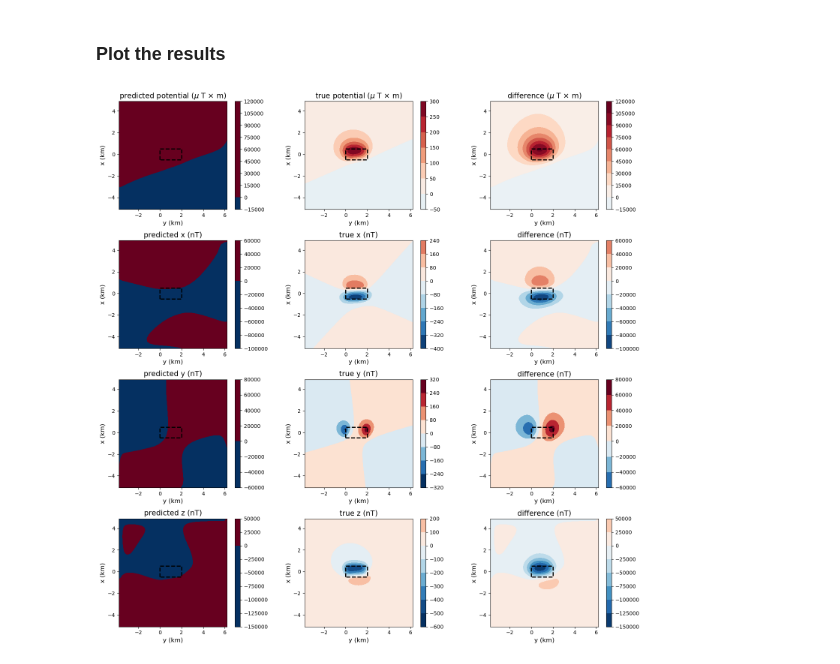
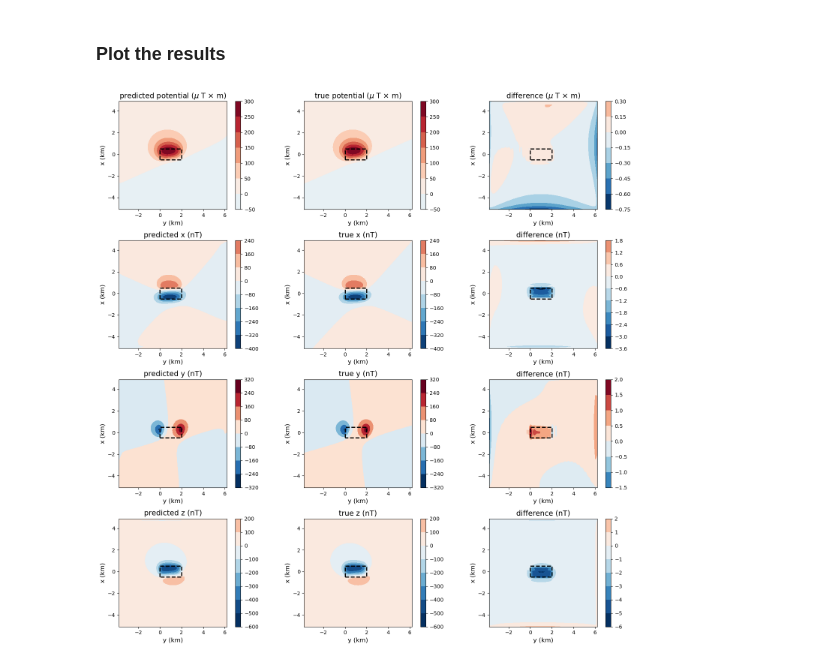
Before and after one commit to birocoles/gravmag, a Jupyter notebook: examples/closed_form_eqlayer_mag.ipynb, the cells around one changed output. Cells and saved outputs as stored; diff of their text form; code cells hidden in the pictures.

```diff
--- a/examples/closed_form_eqlayer_mag.ipynb
+++ b/examples/closed_form_eqlayer_mag.ipynb
@@ -137,4 +168,4 @@ down_continuation_filter = [
 FT_pseudo_grav_downward_layer = convolve.compute(FT_pseudo_grav, down_continuation_filter)
 # %%
 # transform the downward continued field to space domain
-pseudo_grav_downward_layer = transforms.IDFT(FT_pseudo_grav_downward_layer, unpad=True, grid=False)
+pseudo_grav_downward_layer = transforms.IDFT(FT_pseudo_grav_downward_layer, unpad=True)
@@ -141,8 +197,6 @@ pseudo_grav_downward_layer = transforms.IDFT(FT_pseudo_grav_downward_layer, unpa
 # %%
 # theoretical equivalent layer
 p_theoretical = ((dx*dy*cts.CM)/(2*np.pi))*pseudo_grav_downward_layer
-# %%
-X, Y = utils.grid_xy_reshape(coordinates_grid, ordering='xy')
 # %%
 plt.figure(figsize=(7,5))
 
@@ -220,7 +274,9 @@ for u_component, component in zip(u_hat, ['x', 'y', 'z']):
     result[:] -= u_component*convolve.product_BCCB_vector(
         eigenvalues = L_Grad[component],
         ordering = 'row',
-        v = p_theoretical
+        v = data_structures.grid_xy_full_matrix_to_flatten(
+            grid = p_theoretical, ordering = 'xy'
+        )
     )
 
 predicted_fields.append(field_scales[0] * result)
@@ -232,7 +288,9 @@ for u_component, component in zip(u_hat, ['xx', 'xy', 'xz']):
     result[:] += u_component*convolve.product_BCCB_vector(
         eigenvalues = L_Tensor[component],
         ordering = 'row',
-        v = p_theoretical
+        v = data_structures.grid_xy_full_matrix_to_flatten(
+            grid = p_theoretical, ordering = 'xy'
+        )
     )
 
 predicted_fields.append(field_scales[1] * result)
@@ -244,7 +302,9 @@ for u_component, component in zip(u_hat, ['xy', 'yy', 'yz']):
     result[:] += u_component*convolve.product_BCCB_vector(
         eigenvalues = L_Tensor[component],
         ordering = 'row',
-        v = p_theoretical
+        v = data_structures.grid_xy_full_matrix_to_flatten(
+            grid = p_theoretical, ordering = 'xy'
+        )
     )
 
 predicted_fields.append(field_scales[2] * result)
@@ -256,7 +316,9 @@ for u_component, component in zip(u_hat, ['xz', 'yz', 'zz']):
     result[:] += u_component*convolve.product_BCCB_vector(
         eigenvalues = L_Tensor[component],
         ordering = 'row',
-        v = p_theoretical
+        v = data_structures.grid_xy_full_matrix_to_flatten(
+            grid = p_theoretical, ordering = 'xy'
+        )
     )
 
 predicted_fields.append(field_scales[3] * result)
@@ -273,32 +335,34 @@ titles = []
 for name, unit in zip(field_names, field_units):
     titles.append('predicted {} ({})'.format(name,unit))
     titles.append('true {} ({})'.format(name,unit))
     titles.append('difference ({})'.format(unit))
 
 windows = [i for i in range(1,13)]
 
 plt.figure(figsize=(15,15))
 
 for w, window in enumerate(windows):
 
     plt.subplot(4,3,window)
     plt.title(titles[w], fontsize=14)
     plt.axis('scaled')
     plt.contourf(
         Y*0.001, X*0.001,
-        utils.data_reshape(fields[w], ordering='xy', shape=coordinates_grid['shape']),
+        data_structures.grid_xy_full_flatten_to_matrix(
+            fields[w], ordering='xy', shape=coordinates_grid['shape']
+        ),
         cmap='RdBu_r',
         vmin = -bounds[w], vmax = bounds[w]
     )
     plt.colorbar()
     plf.model_boundaries(model, m2km=True)
     plt.ylim(0.001*coordinates_grid['area'][0], 0.001*coordinates_grid['area'][1])
     plt.xlim(0.001*coordinates_grid['area'][2], 0.001*coordinates_grid['area'][3])
     plt.xlabel('y (km)', fontsize=12)
     plt.ylabel('x (km)', fontsize=12)
 
 plt.tight_layout()
 
 plt.show()
 # %% [output]
-[figure, old version]
+[figure, new version]
```
Also changed, not shown: parts of 14 cells of this notebook, 1 other file.
